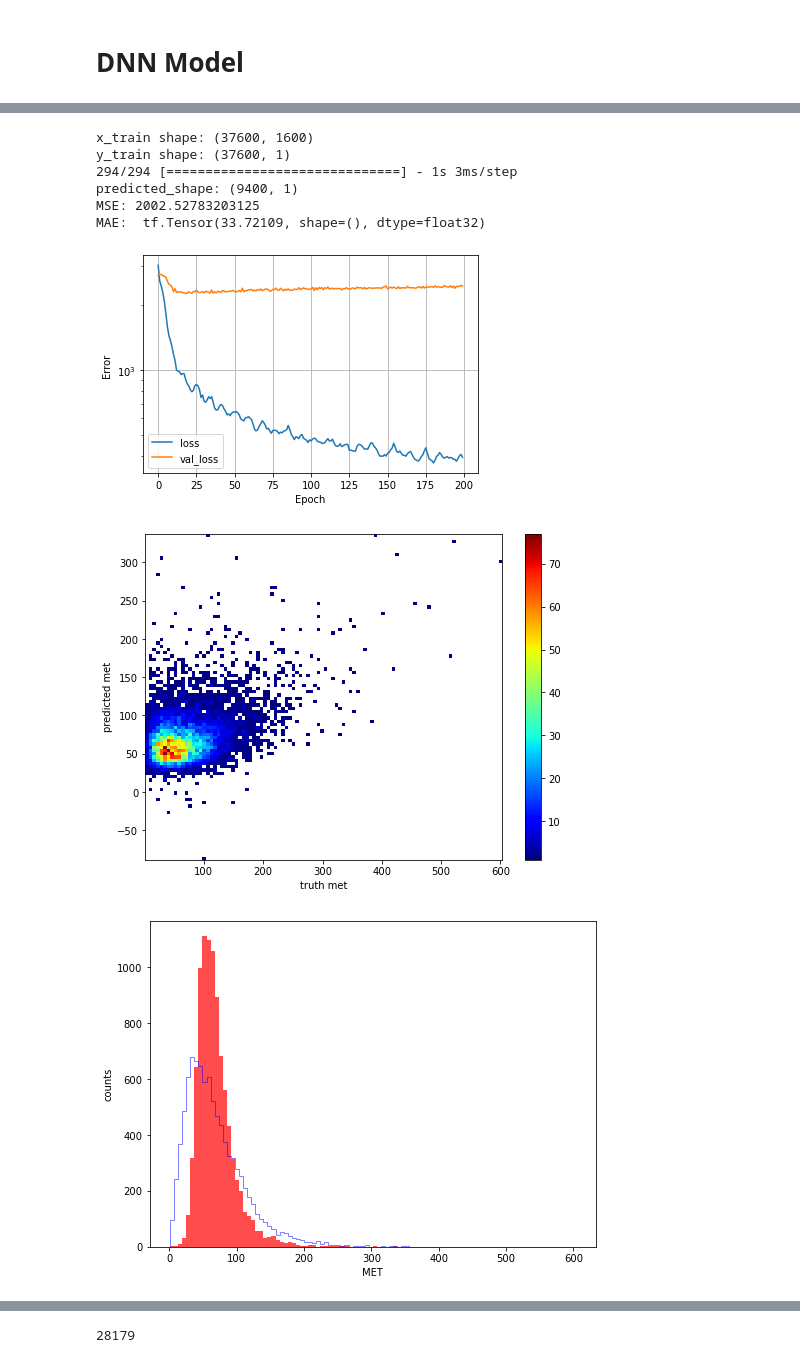
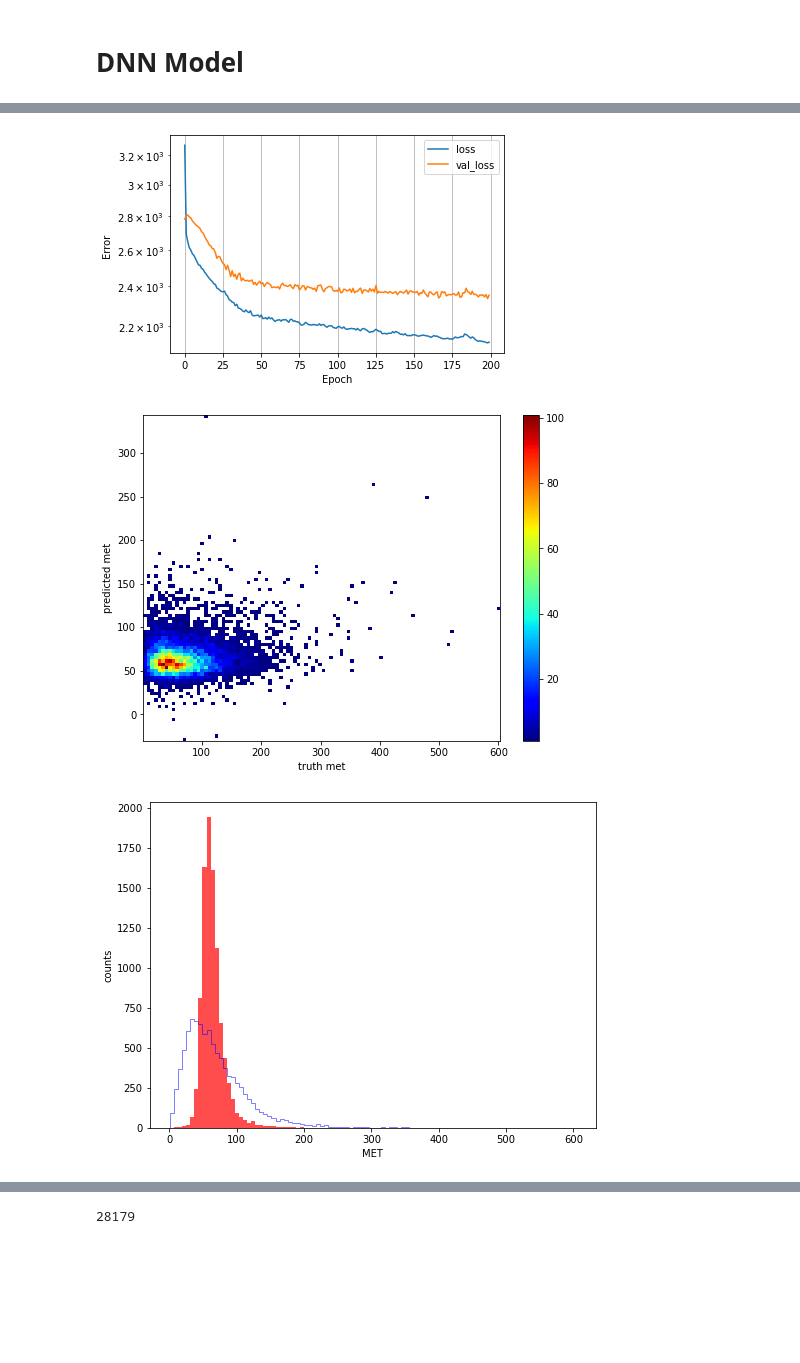
Before and after one commit to ablet-imin/ml-met-trigger, a Jupyter notebook: train_model_cnn.ipynb, the cells around one changed output, grey strips where cells are left out. Drawn from its saved outputs; the diff is of its cells as text; code cells hidden in the pictures; blank space fills up the shorter version.

```diff
--- a/train_model_cnn.ipynb
+++ b/train_model_cnn.ipynb
@@ -45,12 +45,6 @@ dim_fletten = 1600
 from sklearn.model_selection import train_test_split
 from sklearn.metrics import r2_score
 import os
-
-x_train, x_test, y_train, y_test = train_test_split(cell_imgs, cell_label,
-                                                       test_size=0.2, random_state=42,
-                                                        shuffle=True
-                                                       )
-x_train, x_test = x_train.reshape((-1,dim_fletten)), x_test.reshape((-1,dim_fletten))
 
 def plot_loss(history, output_path):
         plt.plot(history.history['loss'], label='loss')
@@ -84,7 +78,7 @@ def train_dnn_model(model, x_train, y_train, epochs=20, model_path="model_weight
                                                     )
     if train:
         history = model.fit(x_train, y_train,
-                        batch_size= 512,
+                        batch_size= 1024,
                         epochs=epochs,
                         verbose=0, validation_split=0.2,
                         callbacks=[save_best_callback]
@@ -194,13 +188,19 @@ from models import MeanSquaredError_ET, MSPE_ET
 
 
 
+x_train, x_test, y_train, y_test = train_test_split(cell_imgs, cell_label,
+                                                       test_size=0.2, random_state=42,
+                                                        shuffle=True
+                                                       )
+x_train, x_test = x_train.reshape((-1,dim_fletten)), x_test.reshape((-1,dim_fletten))
+
 ##############
 ###########DNN
 x=tf.keras.Input(shape=(dim_fletten,) )
 model_DNN = Model(
                 inputs=x,
                 outputs = models.DNN(h_dim=[1800], out_dim=cell_label.shape[1],
-                                     activation='relu',
+                                     activation='linear',
                                      L1L2=tf.keras.regularizers.L1L2(l1=0, l2=0.1))(x)
              )
 
@@ -220,7 +220,7 @@ tf.keras.utils.plot_model(model_DNN, expand_nested=True)
 
 history = train_dnn_model(model_DNN, x_train, y_train,
                 epochs=200,
-                model_path='outputs_et/NN1800_MSE',
+                model_path='outputs_et/NN1800_MSE_linear_1024Batch',
                 train=True,
                 best_model=True)
 # %% [output]
@@ -233,9 +235,3 @@ To enable them in other operations, rebuild TensorFlow with the appropriate comp
-x_train shape: (37600, 1600)
-y_train shape: (37600, 1)
-294/294 [==============================] - 1s 3ms/step
-predicted_shape: (9400, 1)
-MSE: 2002.52783203125
-MAE:  tf.Tensor(33.72109, shape=(), dtype=float32)
-[figure, old version]
+[figure, new version]
-[figure, old version]
+[figure, new version]
-[figure, old version]
+[figure, new version]
```
Also changed, not shown: parts of 2 cells of this notebook, 2 other files.
